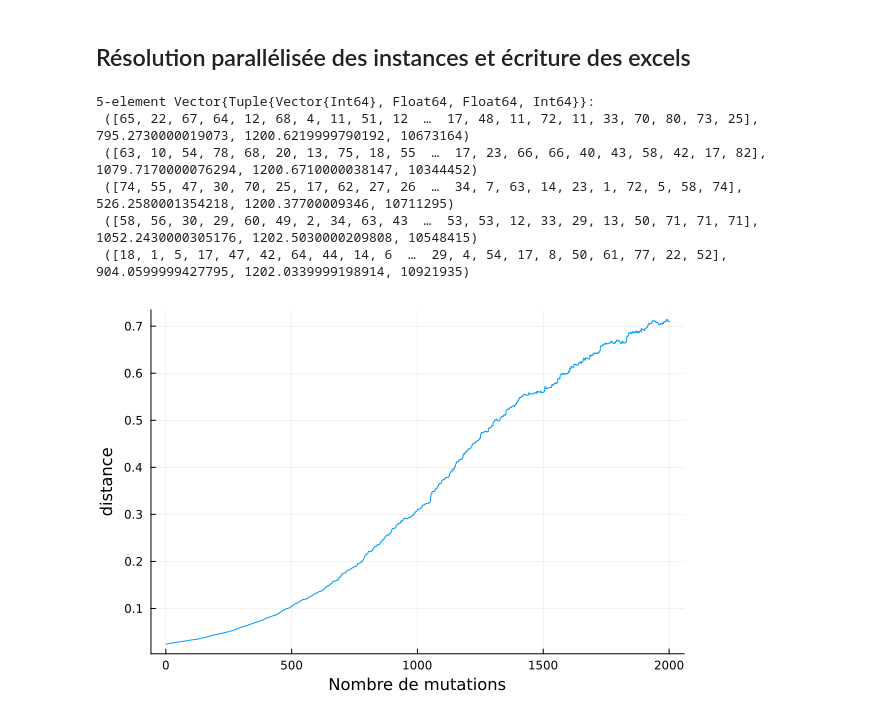
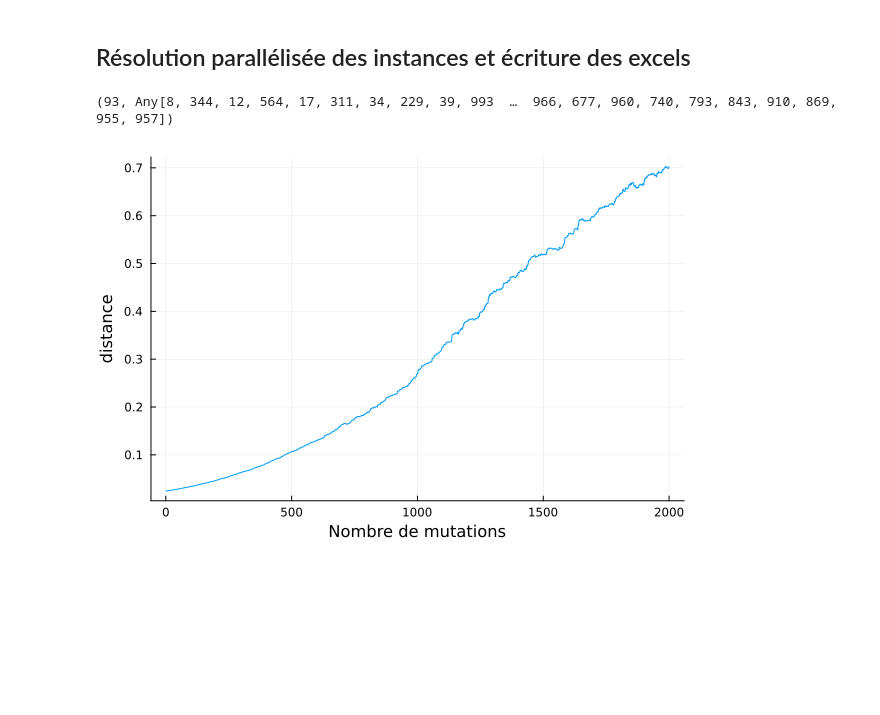
Before and after one commit to Mathemathis/MH-k-color, a Jupyter notebook: Tabou&gen.ipynb, the cells around one changed output. Drawn from its saved outputs; the diff is of its cells as text; code cells hidden in the pictures; blank space fills up the shorter version.

```diff
--- a/Tabou&gen.ipynb
+++ b/Tabou&gen.ipynb
@@ -587,25 +596,2 @@ end
 # %% [markdown]
 ## Résolution parallélisée des instances et écriture des excels
-# %%
-end_time=20*60
-futures_genetic = Vector{Future}()
-
-for i in 1:5
-    push!(futures_genetic, @spawn genetic(adjacence_list, 10, 10000, end_time, n, k))
-end
-
-# futures_tabou = Vector{Future}()
-
-# for i in 1:5
-#     push!(futures_tabou, @spawn tabou(adjacence_list, n, k, sol_glouton, end_time))
-# end
-
-# results_tabou = map(fetch, futures_tabou)
-results_genetic = map(fetch, futures_genetic)
-# %% [output]
-5-element Vector{Tuple{Vector{Int64}, Float64, Float64, Int64}}:
- ([65, 22, 67, 64, 12, 68, 4, 11, 51, 12  …  17, 48, 11, 72, 11, 33, 70, 80, 73, 25], 795.2730000019073, 1200.6219999790192, 10673164)
- ([63, 10, 54, 78, 68, 20, 13, 75, 18, 55  …  17, 23, 66, 66, 40, 43, 58, 42, 17, 82], 1079.7170000076294, 1200.6710000038147, 10344452)
- ([74, 55, 47, 30, 70, 25, 17, 62, 27, 26  …  34, 7, 63, 14, 23, 1, 72, 5, 58, 74], 526.2580001354218, 1200.37700009346, 10711295)
- ([58, 56, 30, 29, 60, 49, 2, 34, 63, 43  …  53, 53, 12, 33, 29, 13, 50, 71, 71, 71], 1052.2430000305176, 1202.5030000209808, 10548415)
- ([18, 1, 5, 17, 47, 42, 64, 44, 14, 6  …  29, 4, 54, 17, 8, 50, 61, 77, 22, 52], 904.0599999427795, 1202.0339999198914, 10921935)
@@ -639,62 +598,42 @@ end
-# %%
-A_genetic=zeros(Int, 5)
-B_genetic=zeros(Float64, 5)
-C_genetic=zeros(Float64, 5)
-D_genetic=zeros(Float64, 5)
-
-for i in 1:5
-    A_genetic[i]= count_conflict(adjacence_list, results_genetic[i][1], n)[1]
-    B_genetic[i]=results_genetic[i][4]
-    C_genetic[i]= results_genetic[i][2]
-    D_genetic[i]= results_genetic[i][3]
-end
-
-XLSX.openxlsx(file*"_"*string(k)*"_genetic2.xlsx", mode="w") do xf
-    sheet = xf[1]
-    XLSX.rename!(sheet, string(n)*"_"*string(k))
-    sheet["A1"]="Résultat"
-    sheet["B1"]="Nombre d'itérations"
-    sheet["C1"]="Temps meilleur solution"
-    sheet["D1"]="Temps final"
-    for i in 1:5
-        sheet["A"*string(i+1)]= A_genetic[i]
-        sheet["B"*string(i+1)]= B_genetic[i]
-        sheet["C"*string(i+1)]= C_genetic[i]
-        sheet["D"*string(i+1)]= D_genetic[i]
-    end
-end
+# %%
+end_time=5
+
+solgen= genetic(adjacence_list, 10, 10000, end_time, n, k)[1]
+count_conflict(adjacence_list, solgen, n)
+# %% [output]
+(93, Any[8, 344, 12, 564, 17, 311, 34, 229, 39, 993  …  966, 677, 960, 740, 793, 843, 910, 869, 955, 957])
 # %%
-@everywhere function distance3(sol1,sol2, n, k)
+function distance3(sol1,sol2, n, k)
     """
     Distance entropique
     """
     X=zeros(Int, n, k)
     Y=zeros(Int, n, k)
     for i in 1:n
         X[i, sol1[i]]=1
         Y[i, sol2[i]]=1
     end
     M=transpose(X)*Y
     M2=transpose(M)*M
     T= [sum([M2[c1, c2] for c2 in 1:k]) for c1 in 1:k]
     res=0
     for c1 in 1:k
         for c2 in 1:k
             if M2[c1, c2]!=0
                 m1=M2[c1, c2]/T[c1]
                 res+=M2[c1, c2]^2
             end
         end
     end
     return 6*k^2/res
 end
 
 sol_tabou
 sol_taboubis=zeros(Int,n)
 for i in 1:n
     sol_taboubis[i]=k+1-sol_tabou[i]
 end
 
 plot([distance3(sol_tabou,mutation(sol_taboubis,1, n, k), n, k) for i in 1:2*n], label="",xlabel="Nombre de mutations", ylabel="distance", legend=false)
 # %% [output]
-[figure, old version]
+[figure, new version]
```
Also changed, not shown: parts of 14 cells of this notebook.
